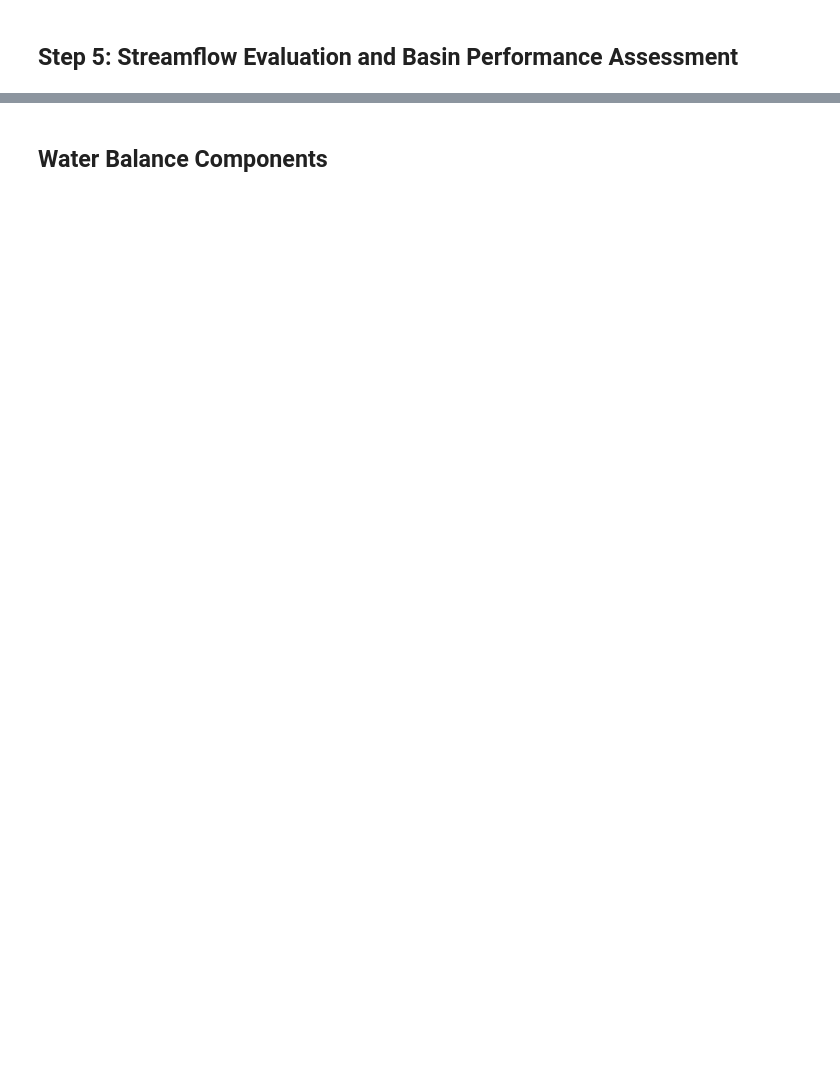
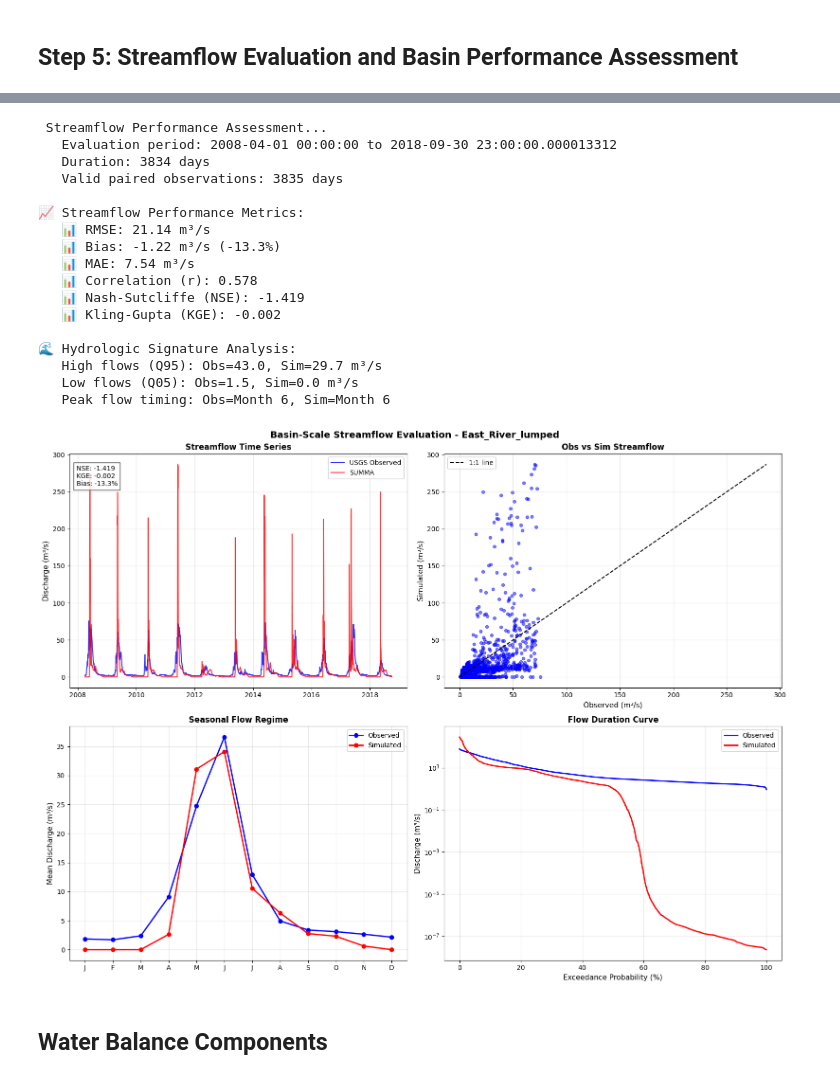
Before and after one commit to dlhogan97/CONFLUENCE-uwmtnhydro, a Jupyter notebook: ess-project/modeling/02_lumped/EastBasinLumped.ipynb, the cells around one changed output, grey strips where cells are left out. Cells and saved outputs as stored; diff of their text form; code cells hidden in the pictures; blank space fills up the shorter version.

```diff
--- a/ess-project/modeling/02_lumped/EastBasinLumped.ipynb
+++ b/ess-project/modeling/02_lumped/EastBasinLumped.ipynb
@@ -971,7 +989,7 @@ if routing_files:
 else:
     sim_ds = xr.open_dataset(list(summa_dir.glob("*_timestep.nc"))[0])
     shp_file = gpd.read_file(str(project_dir / "shapefiles" / "catchment" / f"{config_dict['DOMAIN_NAME']}_HRUs_{config_dict['DOMAIN_DISCRETIZATION']}.shp"))
-    shp_area = shp_file['GRU_area'].values[1]
+    shp_area = shp_file['GRU_area'].values[0]
     sim_ds['scalarTotalRunoff'] = sim_ds['scalarTotalRunoff'] * shp_area
     sim_streamflow = sim_ds['scalarTotalRunoff']
     sim_df = sim_streamflow.to_pandas()
@@ -1108,33 +1126,52 @@ ax3.plot(months, sim_monthly.values, 'o-', label='Simulated',
 
 ax3.set_xticks(months)
 ax3.set_xticklabels(month_names)
 ax3.set_ylabel('Mean Discharge (m³/s)', fontsize=11)
 ax3.set_title('Seasonal Flow Regime', fontweight='bold')
 ax3.legend()
 ax3.grid(True, alpha=0.3)
 
 # Flow duration curve (bottom right)
 ax4 = axes[1, 1]
 
 # Calculate exceedance probabilities
 obs_sorted = obs_valid.sort_values(ascending=False)
 sim_sorted = sim_valid.sort_values(ascending=False)
 obs_ranks = np.arange(1., len(obs_sorted) + 1) / len(obs_sorted) * 100
 sim_ranks = np.arange(1., len(sim_sorted) + 1) / len(sim_sorted) * 100
 
 ax4.semilogy(obs_ranks, obs_sorted, 'b-', label='Observed', linewidth=2)
 ax4.semilogy(sim_ranks, sim_sorted, 'r-', label='Simulated', linewidth=2)
 
 ax4.set_xlabel('Exceedance Probability (%)', fontsize=11)
 ax4.set_ylabel('Discharge (m³/s)', fontsize=11)
 ax4.set_title('Flow Duration Curve', fontweight='bold')
 ax4.legend()
 ax4.grid(True, alpha=0.3)
 
 plt.suptitle(f'Basin-Scale Streamflow Evaluation - {config_dict["DOMAIN_NAME"]}',
              fontsize=14, fontweight='bold')
 plt.tight_layout()
 plt.show()
+# %% [output]
+ Streamflow Performance Assessment...
+   Evaluation period: 2008-04-01 00:00:00 to 2018-09-30 23:00:00.000013312
+   Duration: 3834 days
+   Valid paired observations: 3835 days
+
+📈 Streamflow Performance Metrics:
+   📊 RMSE: 21.14 m³/s
+   📊 Bias: -1.22 m³/s (-13.3%)
+   📊 MAE: 7.54 m³/s
+   📊 Correlation (r): 0.578
+   📊 Nash-Sutcliffe (NSE): -1.419
+   📊 Kling-Gupta (KGE): -0.002
+
+🌊 Hydrologic Signature Analysis:
+   High flows (Q95): Obs=43.0, Sim=29.7 m³/s
+   Low flows (Q05): Obs=1.5, Sim=0.0 m³/s
+   Peak flow timing: Obs=Month 6, Sim=Month 6
+[figure, added]
 # %% [markdown]
 ## Water Balance Components
 # %%
```
Also changed, not shown: parts of 17 cells of this notebook, 8 other files.
